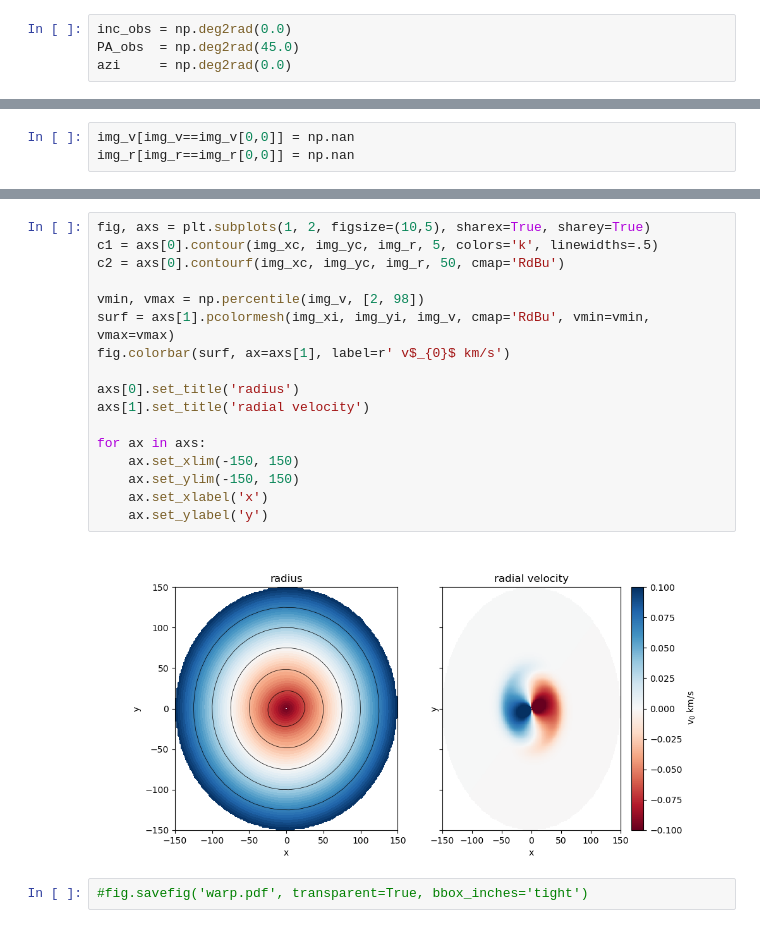
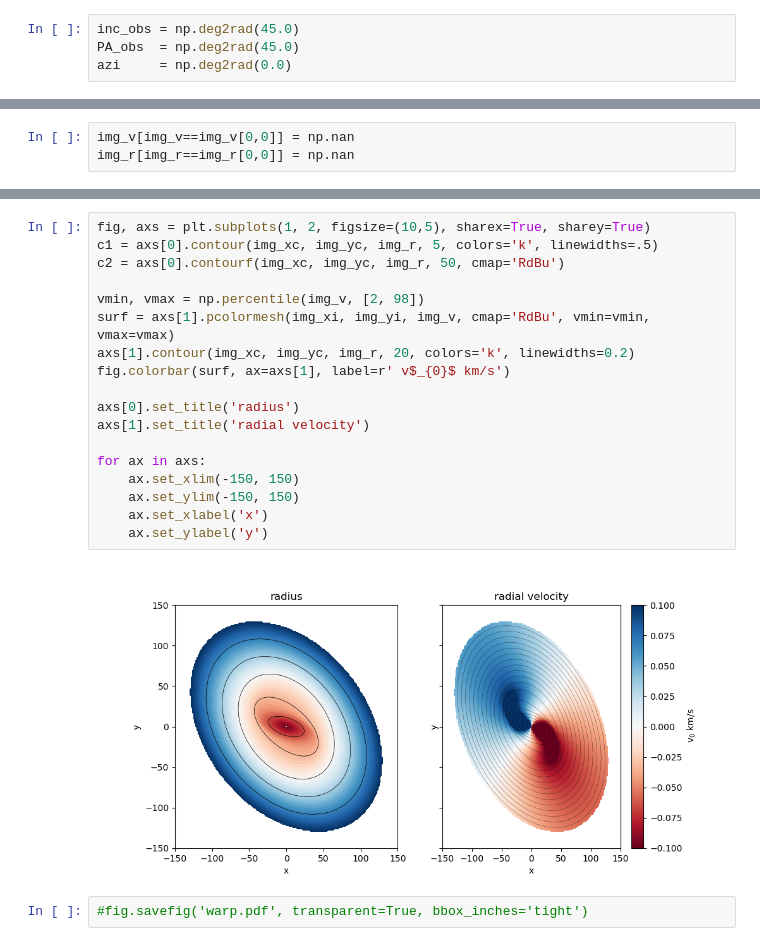
Before and after one commit to zuletav/warpdisks, a Jupyter notebook: notebooks/diskwarp_example.ipynb, the cells around one changed output, grey strips where cells are left out. Saved outputs shown, nothing was run; the diff lists cells and outputs as text.

```diff
--- a/notebooks/diskwarp_example.ipynb
+++ b/notebooks/diskwarp_example.ipynb
@@ -57,7 +57,7 @@ v0_i = np.moveaxis(v0_i, 0, 2)
 # %% [markdown]
 define the inclination of the observer as rotation around x
 # %%
-inc_obs = np.deg2rad(0.0)
+inc_obs = np.deg2rad(45.0)
 PA_obs  = np.deg2rad(45.0)
 azi     = np.deg2rad(0.0)
 # %% [markdown]
@@ -121,22 +121,23 @@ ax.view_init(45, -25)
 # %%
 fig, axs = plt.subplots(1, 2, figsize=(10,5), sharex=True, sharey=True)
 c1 = axs[0].contour(img_xc, img_yc, img_r, 5, colors='k', linewidths=.5)
 c2 = axs[0].contourf(img_xc, img_yc, img_r, 50, cmap='RdBu')
 
 vmin, vmax = np.percentile(img_v, [2, 98])
 surf = axs[1].pcolormesh(img_xi, img_yi, img_v, cmap='RdBu', vmin=vmin, vmax=vmax)
+axs[1].contour(img_xc, img_yc, img_r, 20, colors='k', linewidths=0.2)
 fig.colorbar(surf, ax=axs[1], label=r' v$_{0}$ km/s')
 
 axs[0].set_title('radius')
 axs[1].set_title('radial velocity')
 
 for ax in axs:
     ax.set_xlim(-150, 150)
     ax.set_ylim(-150, 150)
     ax.set_xlabel('x')
     ax.set_ylabel('y')
 # %% [output]
-[figure, old version]
+[figure, new version]
 # %%
 #fig.savefig('warp.pdf', transparent=True, bbox_inches='tight')
 # %% [markdown]
```
Also changed, not shown: parts of 2 cells of this notebook, 4 other files.
